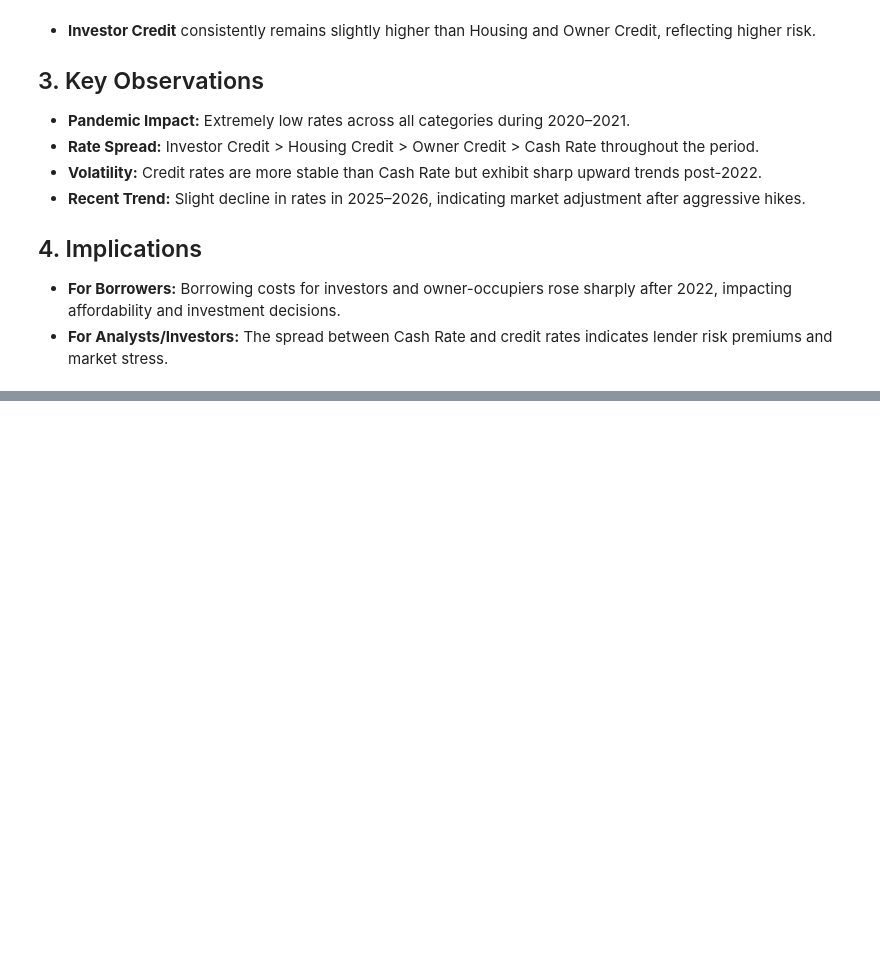
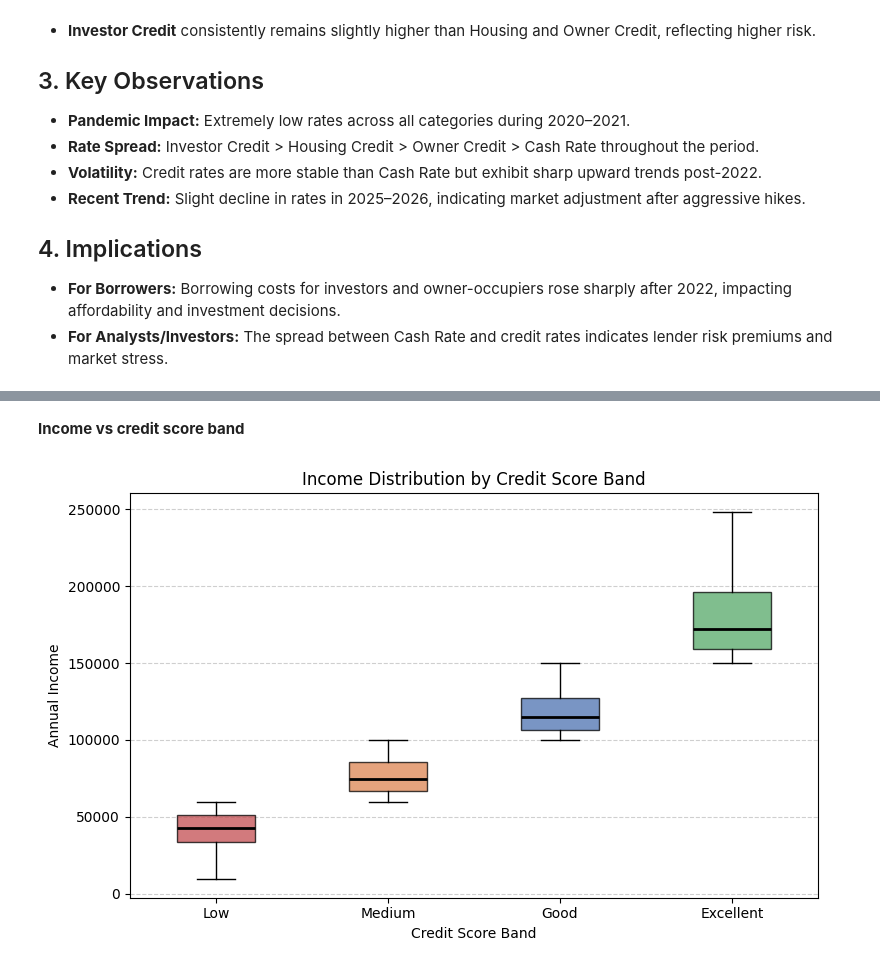
Before and after one commit to MahebobeFayyaz/Australian-Mortgage-Approval-Intelligence-System, a Jupyter notebook: Notebooks/Data_Cleaning_&_EDA.ipynb, the cells around one changed output, grey strips where cells are left out. Cells and saved outputs as stored; diff of their text form; code cells hidden in the pictures; blank space fills up the shorter version.

```diff
--- a/Notebooks/Data_Cleaning_&_EDA.ipynb
+++ b/Notebooks/Data_Cleaning_&_EDA.ipynb
@@ -1578,0 +1713,43 @@ df_interest.to_csv("../Datasets/Cleaned_Data/Interest_Rates.csv", index=False)
+# %% [markdown]
+**Income vs credit score band**
+# %%
+import matplotlib.pyplot as plt
+
+# Prepare data grouped by credit score band
+bands = ["Low", "Medium", "Good", "Excellent"]
+income_data = [
+    df_customers[df_customers["credit_score_band"] == band]["income"]
+    for band in bands
+]
+
+# Colors for each credit score band
+colors = ["#C44E52", "#DD8452", "#4C72B0", "#55A868"]
+
+plt.figure(figsize=(8, 5))
+
+box = plt.boxplot(
+    income_data,
+    labels=bands,
+    patch_artist=True,
+    showfliers=False
+)
+
+# Apply colors
+for patch, color in zip(box["boxes"], colors):
+    patch.set_facecolor(color)
+    patch.set_alpha(0.75)
+
+# Style median lines
+for median in box["medians"]:
+    median.set_color("black")
+    median.set_linewidth(2)
+
+plt.xlabel("Credit Score Band")
+plt.ylabel("Annual Income")
+plt.title("Income Distribution by Credit Score Band")
+
+plt.grid(axis="y", linestyle="--", alpha=0.6)
+plt.tight_layout()
+plt.show()
+# %% [output]
+[figure, added]
```
Also changed, not shown: parts of 16 cells of this notebook, 1 other file.
